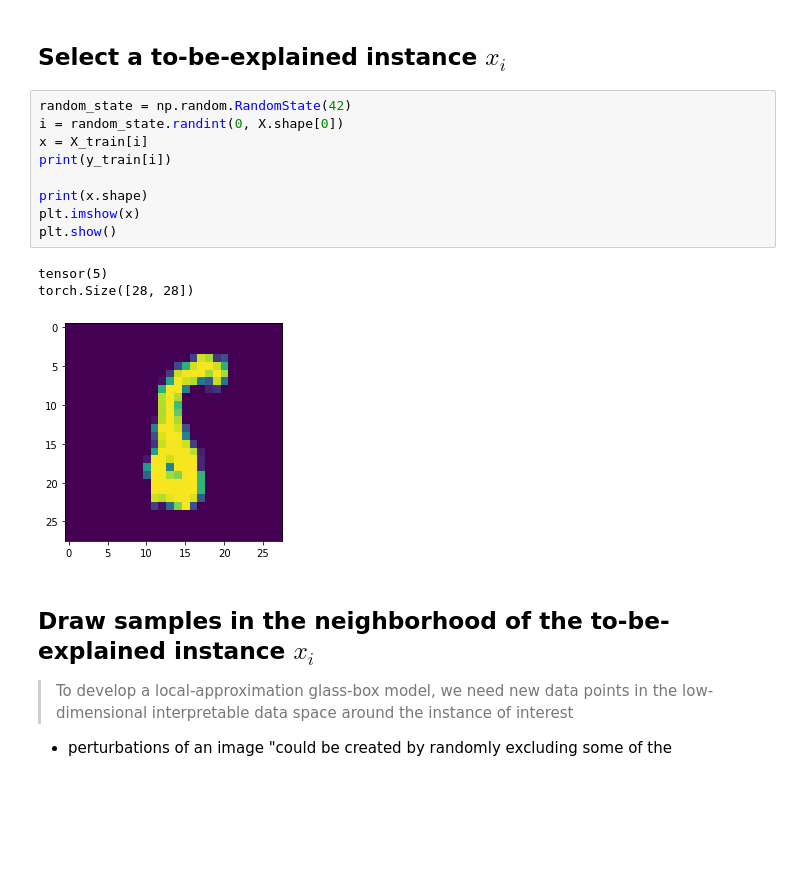
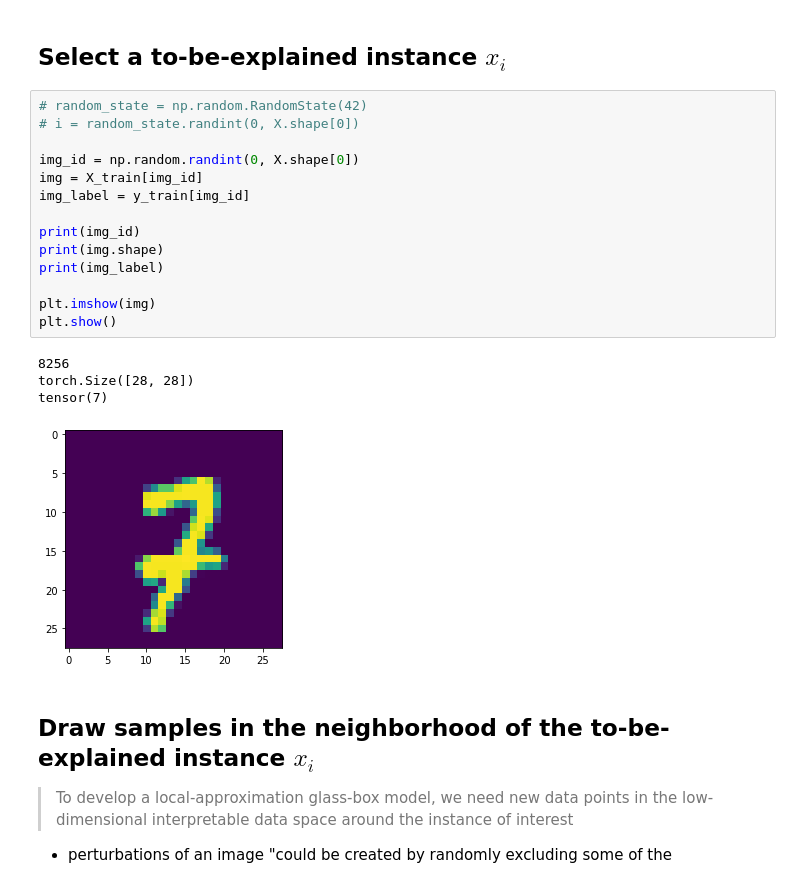
Before and after one commit to ngandlau/fun, a Jupyter notebook: understanding-lime.ipynb, the cells around one changed output. Cells and saved outputs as stored; diff of their text form; blank space fills up the shorter version.

```diff
--- a/understanding-lime.ipynb
+++ b/understanding-lime.ipynb
@@ -472,18 +476,24 @@ print(acc)
 # %% [markdown]
 ## Select a to-be-explained instance $x_i$
 # %%
-random_state = np.random.RandomState(42)
-i = random_state.randint(0, X.shape[0])
-x = X_train[i]
-print(y_train[i])
+# random_state = np.random.RandomState(42)
+# i = random_state.randint(0, X.shape[0])
 
-print(x.shape)
-plt.imshow(x)
+img_id = np.random.randint(0, X.shape[0])
+img = X_train[img_id]
+img_label = y_train[img_id]
+
+print(img_id)
+print(img.shape)
+print(img_label)
+
+plt.imshow(img)
 plt.show()
 # %% [output]
-tensor(5)
+8256
 torch.Size([28, 28])
+tensor(7)
-[figure, old version]
+[figure, new version]
 # %% [markdown]
 ## Draw samples in the neighborhood of the to-be-explained instance $x_i$
 
```
Also changed, not shown: parts of 73 cells of this notebook, 1 other file.
